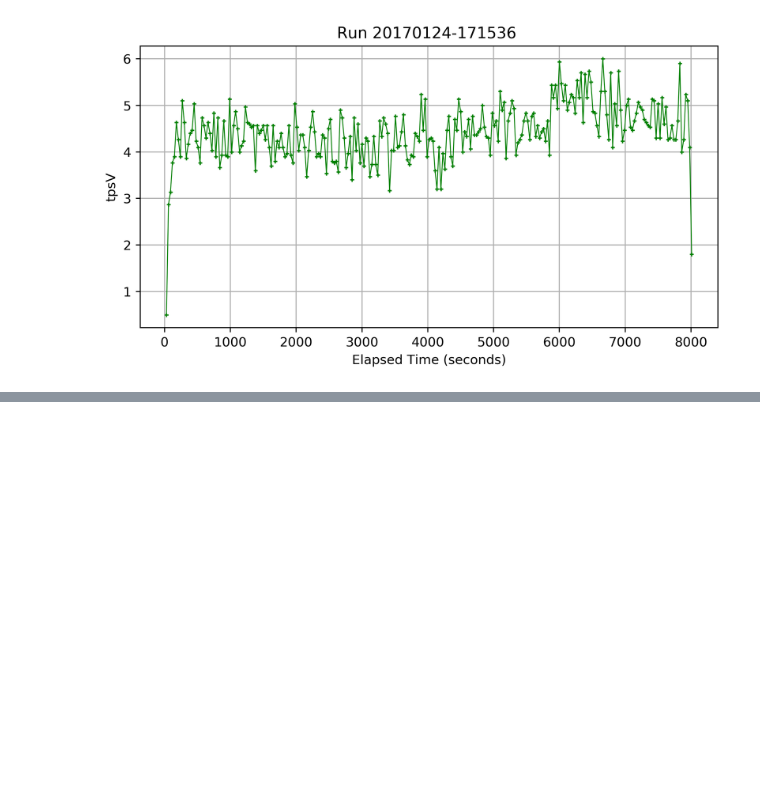
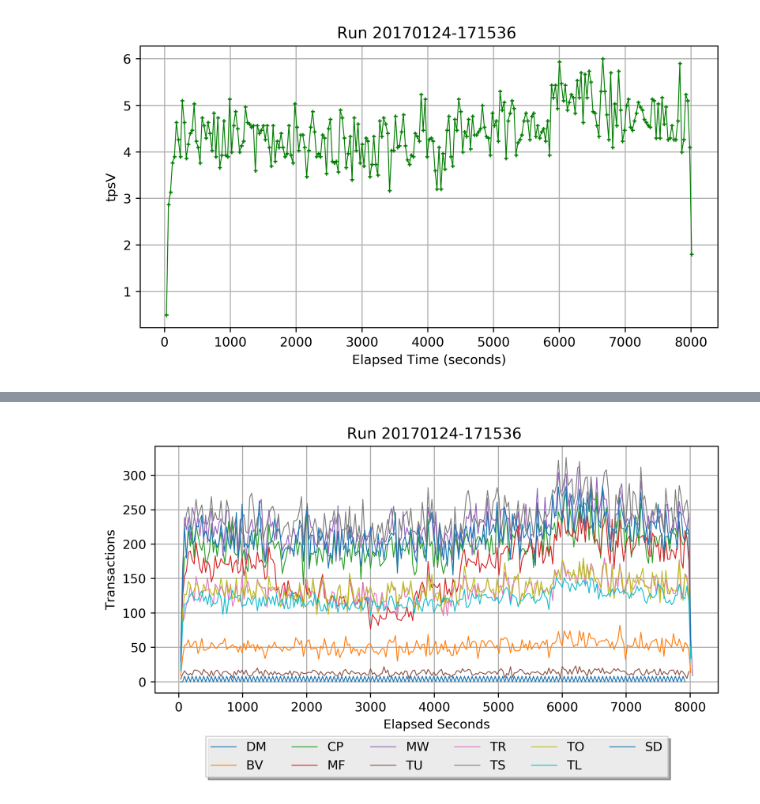
Before and after one commit to charlesfg/TPCx-V_setup, a Jupyter notebook: results_scripts/Run Graph.ipynb, the cells around one changed output, grey strips where cells are left out. Drawn from its saved outputs; the diff is of its cells as text; code cells hidden in the pictures; blank space fills up the shorter version.

```diff
--- a/results_scripts/Run Graph.ipynb
+++ b/results_scripts/Run Graph.ipynb
@@ -23,0 +26,10 @@ single_plot(x,y,'Elapsed Time (seconds)','tpsV', m.ts)
+# %%
+from mix_log_parser import MixLogParser
+from tpc_plot import *
+folder = "/home/charles/Dropbox/Phd Portugal/oxum/31/results/20170124-171536"
+m = MixLogParser(folder)
+d = m.get_all_tx_dict()
+
+multi_plot(d, "Elapsed Seconds", "Transactions", m.ts)
+# %% [output]
+[figure, added]
```
Also changed, not shown: parts of 1 cell of this notebook, 2 other files.
